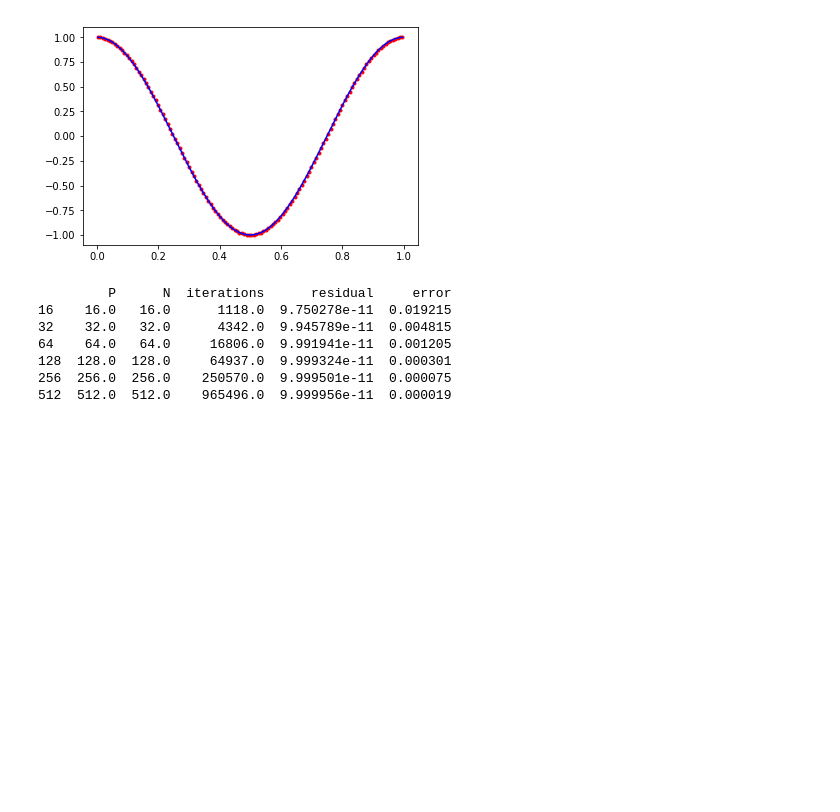
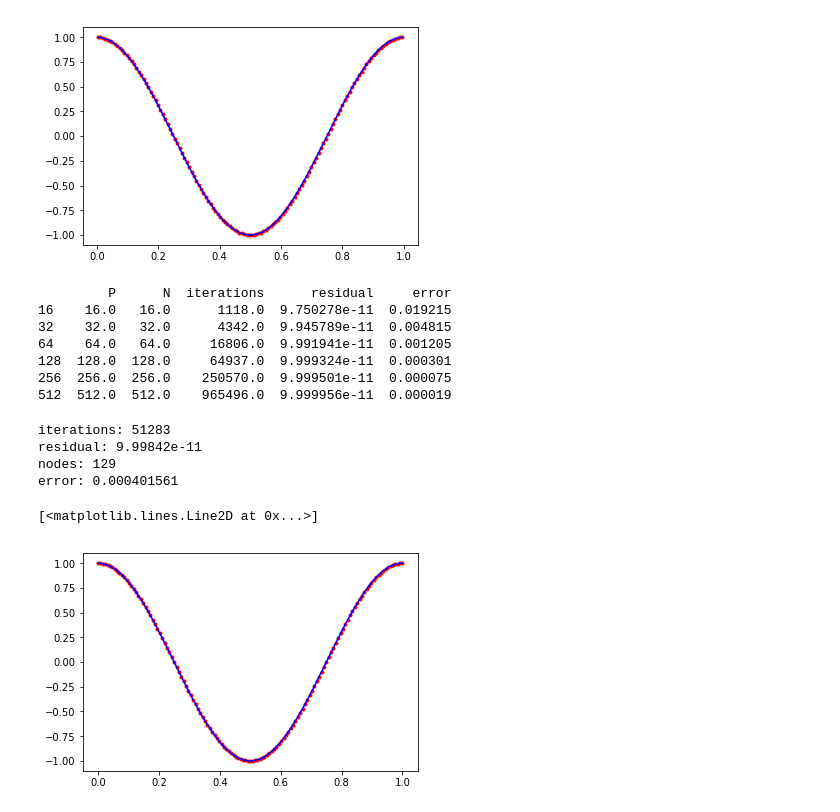
Before and after one commit to shawsa/me571, a Jupyter notebook: hw3/hw3p1.ipynb, the cells around one changed output. Cells and saved outputs as stored; diff of their text form; code cells hidden in the pictures; blank space fills up the shorter version.

Commit message:
Jacobi Node centered fixed.

```diff
--- a/hw3/hw3p1.ipynb
+++ b/hw3/hw3p1.ipynb
@@ -157,0 +158,17 @@ print(df)
+# %%
+A = np.genfromtxt('results_node_new.csv', delimiter=',')
+print("iterations: %d" % A[-2])
+print("residual: %g" % A[-1])
+A = A[:-2]
+print("nodes: %d" % len(A))
+x = np.linspace(0,1,len(A))
+print("error: %g" % np.max(np.abs(A - np.cos(2*np.pi*x))))
+plt.plot(x,A,'r.')
+plt.plot(x, np.cos(2*np.pi*x), 'b-')
+# %% [output]
+iterations: 51283
+residual: 9.99842e-11
+nodes: 129
+error: 0.000401561
+[<matplotlib.lines.Line2D at 0x...>]
+[figure, added]
```
Also changed, not shown: parts of 10 cells of this notebook, 10 other files.
